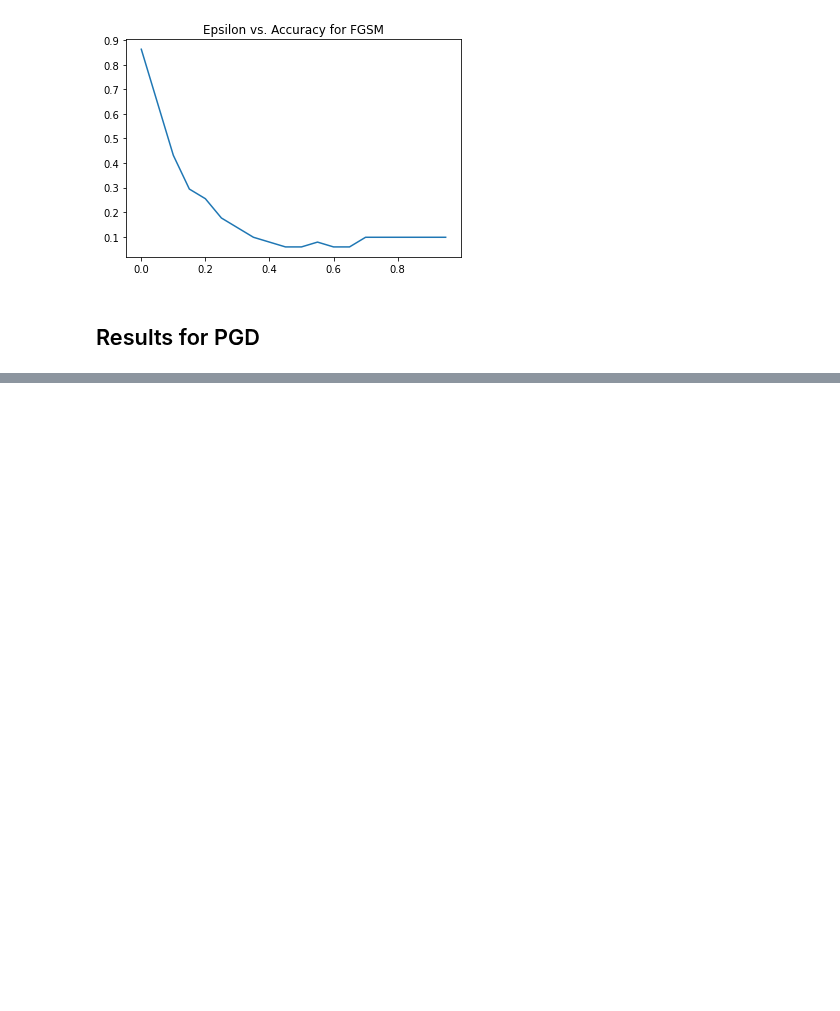
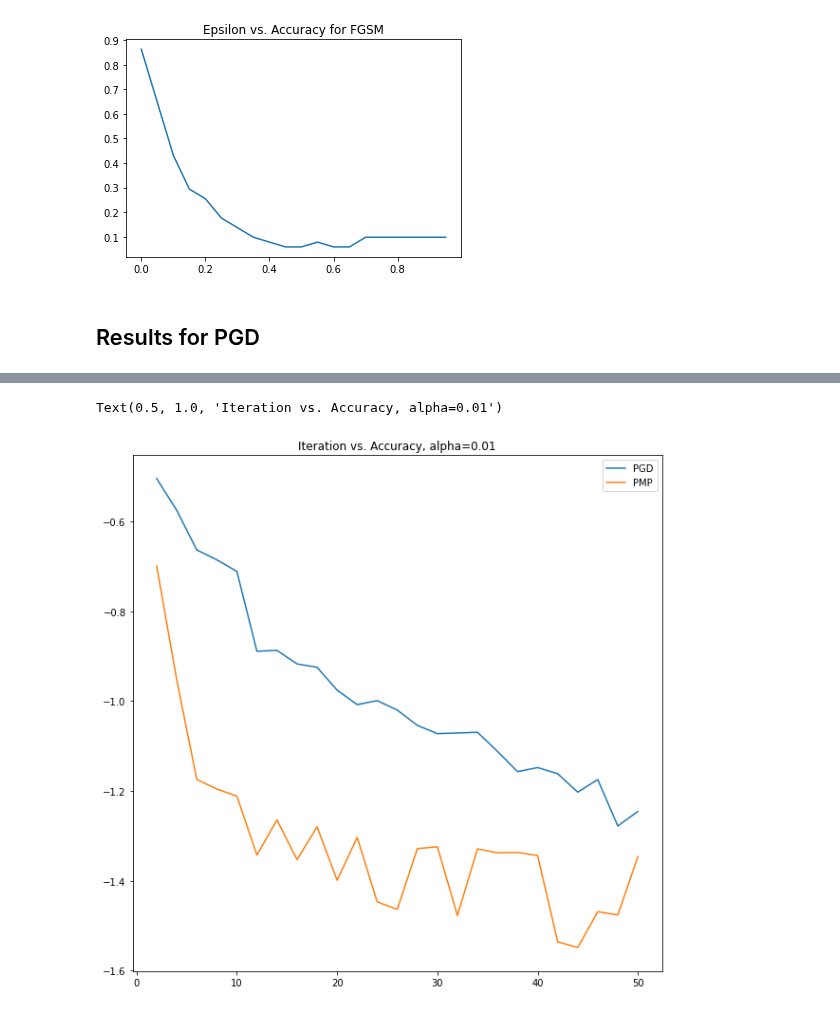
Before and after one commit to ypeng22/DLFinal, a Jupyter notebook: image_cnn_lstm_new.ipynb, the cells around one changed output, grey strips where cells are left out. Cells and saved outputs as stored; diff of their text form; code cells hidden in the pictures; blank space fills up the shorter version.

```diff
--- a/image_cnn_lstm_new.ipynb
+++ b/image_cnn_lstm_new.ipynb
@@ -577,17 +550,16 @@ accs2 = []
 loss = nn.CrossEntropyLoss()
 
 for iteration in iteration_range:
-  accurates2 = 0
+  losses = 0
   adv_attack2 = HAttack(loss, 0.1)
   for data in test_dataloader:
     torch.cuda.empty_cache()
     input = data['x'][0].to(dev)
     label = torch.tensor(data['y']).unsqueeze(0).to(dev)
-    input.requires_grad = True
     input = adv_attack2.forward(input, label, model, num_iter=iteration, pmp_iter=5)
+
     model.eval()
-    out = model(input)
-    if torch.argmax(out).item() == label:
-      accurates2 += 1
-  accs2.append(accurates2 / len(test_dataloader))
-  print(accurates2 / len(test_dataloader))
+    out = model.lstm_block(input)
+    losses += loss(out[0].unsqueeze(0), label.squeeze().unsqueeze(0).long()).item()
+  accs2.append(losses / len(test_dataloader))
+  print(losses / len(test_dataloader))
@@ -593,0 +584,9 @@ for iteration in iteration_range:
+# %%
+plt.figure(figsize=(10,10))
+plt.plot(iteration_range, [-i for i in accs], label='PGD')
+plt.plot(iteration_range, [-i for i in accs2], label='PMP')
+plt.legend()
+plt.title("Iteration vs. Accuracy, alpha=0.01")
+# %% [output]
+Text(0.5, 1.0, 'Iteration vs. Accuracy, alpha=0.01')
+[figure, added]
```
Also changed, not shown: parts of 10 cells of this notebook.
